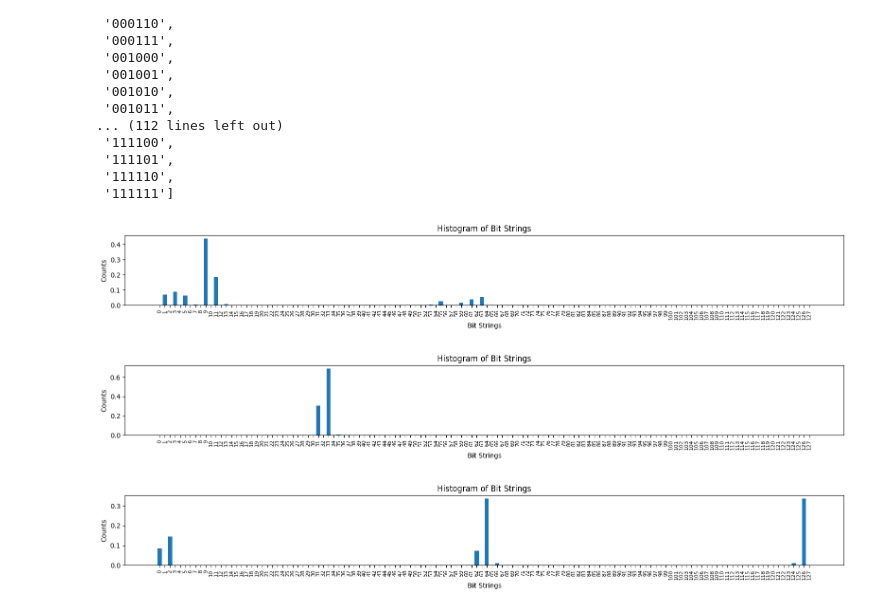
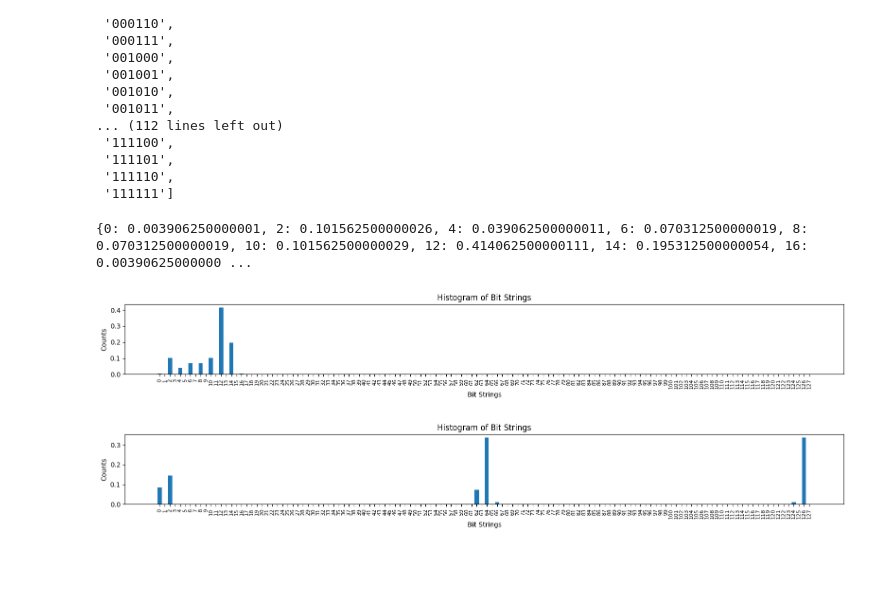
Before and after one commit to ljmantillasc/QuantumWalksResearch, a Jupyter notebook: quantumWalks.ipynb, the cells around one changed output. Cells and saved outputs as stored; diff of their text form; code cells hidden in the pictures; blank space fills up the shorter version.

```diff
--- a/quantumWalks.ipynb
+++ b/quantumWalks.ipynb
@@ -485,7 +485,9 @@ def initialize_quantum_circuit(qubits=2, angle = 1, bitString='000000'):
 
 def get_single_step(qubits, coin):
     one_step_circuit = QuantumCircuit(qubits, name='STEP')
-    #one_step_circuit.reset(6)
+
+    one_step_circuit.reset(6)
+
     one_step_circuit.h(6)
     one_step_circuit.append(coin, [6])
     incrementBlock(one_step_circuit)
@@ -721,20 +725,16 @@ def plot_states_quasi_probability(job_result):
     plt.xticks(ticks=range(len(bit_strings)), rotation=90, fontsize=8)  # Rotate x-axis labels for readability
     plt.tight_layout()
     plt.show()
-
-plot_states_quasi_probability(job_result)
-# %% [output]
-[figure, removed]
 # %%
-circuit = circuit_initialized_qw_steps(num_qubits=7, num_steps=5, angle=3, bitString='100000')
+circuit = circuit_initialized_qw_steps(num_qubits=7, num_steps=8, angle=2, bitString='001000')
 sampler = Sampler()
 job = sampler.run(circuits=[circuit], parameter_values=[[]], parameters=[[]])
 job_result = job.result()
-job_result
-
+print(job_result.quasi_dists[0])
 plot_states_quasi_probability(job_result)
 # %% [output]
+{0: 0.003906250000001, 2: 0.101562500000026, 4: 0.039062500000011, 6: 0.070312500000019, 8: 0.070312500000019, 10: 0.101562500000029, 12: 0.414062500000111, 14: 0.195312500000054, 16: 0.00390625000000 ...
-[figure, old version]
+[figure, new version]
 # %%
 list_num = [i for i in range(0,64,3)]
 list_binary_rep = to_binary_list(list_num,6)
```
Also changed, not shown: parts of 19 cells of this notebook.
